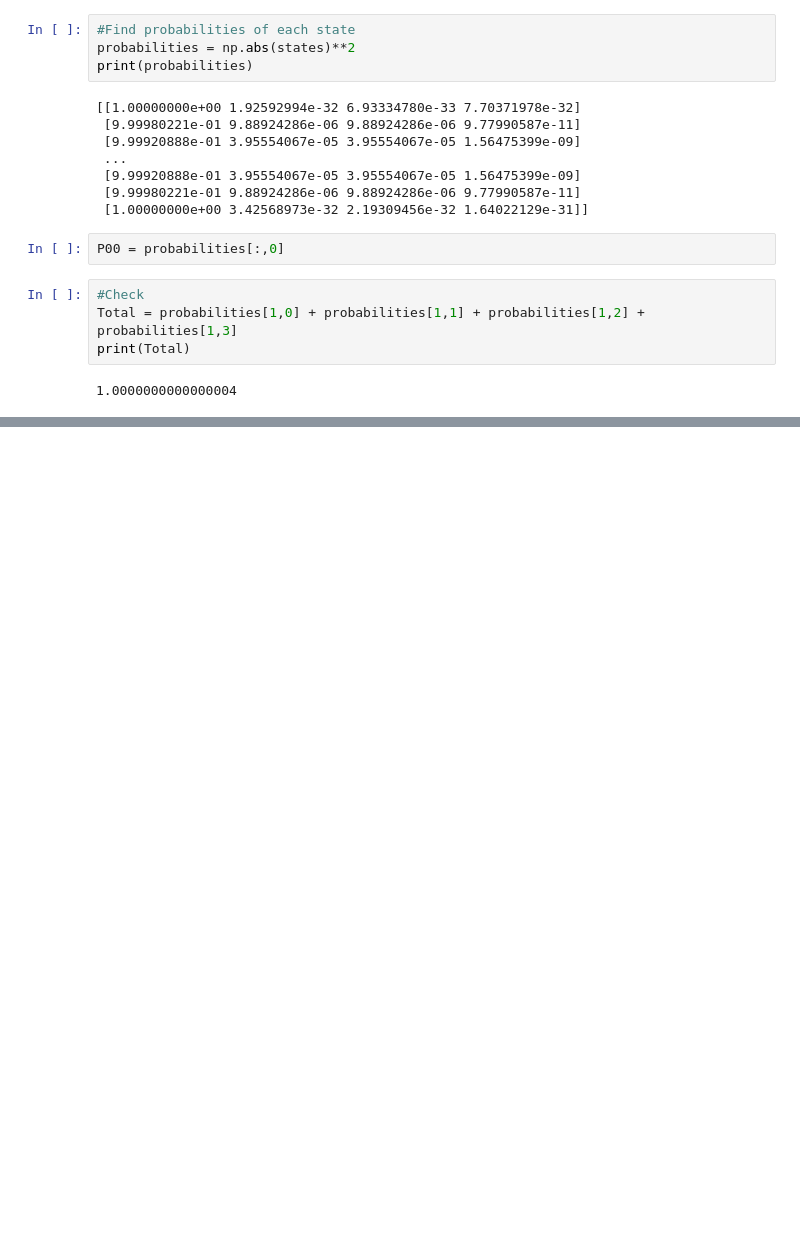
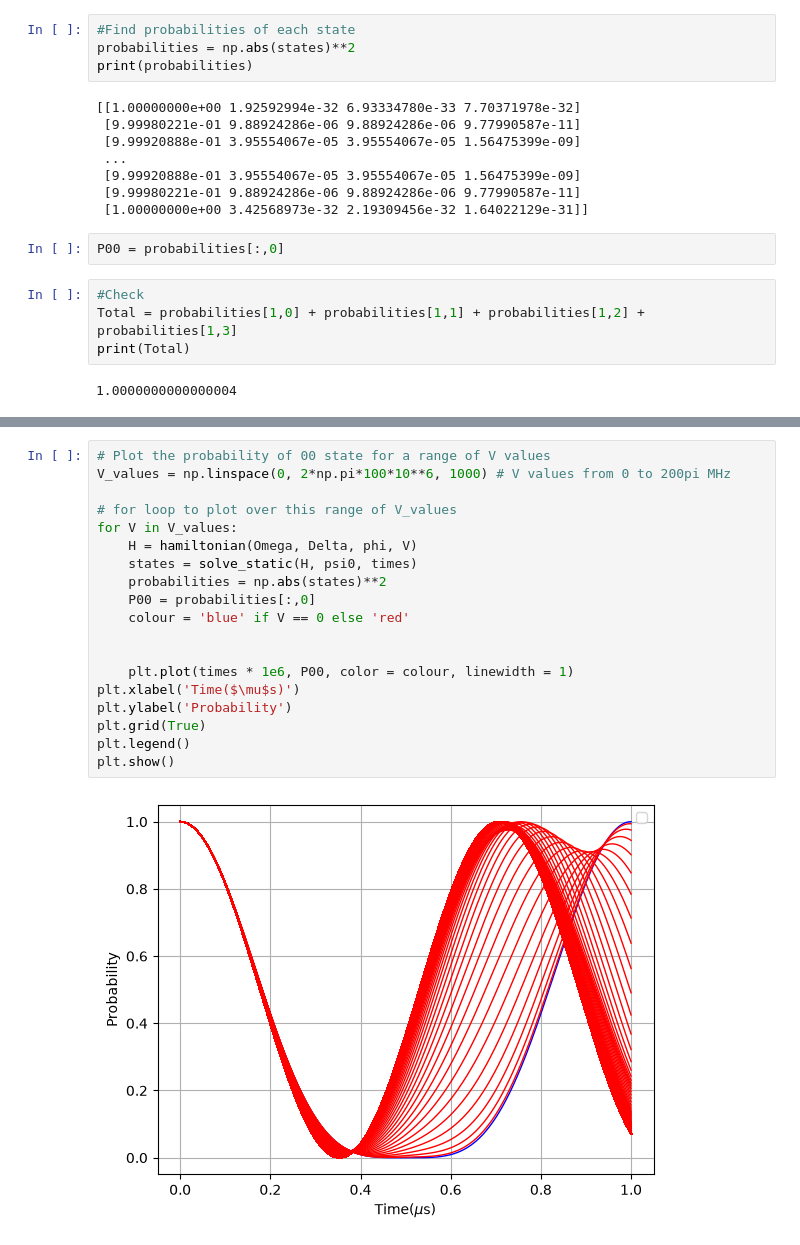
Before and after one commit to oscarfry05/Computing-Project, a Jupyter notebook: Milestone.ipynb, the cells around one changed output, grey strips where cells are left out. Cells and saved outputs as stored; diff of their text form; blank space fills up the shorter version.

```diff
--- a/Milestone.ipynb
+++ b/Milestone.ipynb
@@ -79,0 +82,21 @@ plt.show()
+# %%
+# Plot the probability of 00 state for a range of V values
+V_values = np.linspace(0, 2*np.pi*100*10**6, 1000) # V values from 0 to 200pi MHz
+
+# for loop to plot over this range of V_values
+for V in V_values:
+    H = hamiltonian(Omega, Delta, phi, V)
+    states = solve_static(H, psi0, times)
+    probabilities = np.abs(states)**2
+    P00 = probabilities[:,0]
+    colour = 'blue' if V == 0 else 'red'
+
+
+    plt.plot(times * 1e6, P00, color = colour, linewidth = 1)
+plt.xlabel('Time($\mu$s)')
+plt.ylabel('Probability')
+plt.grid(True)
+plt.legend()
+plt.show()
+# %% [output]
+[figure, added]
```
Also changed, not shown: parts of 2 cells of this notebook.
